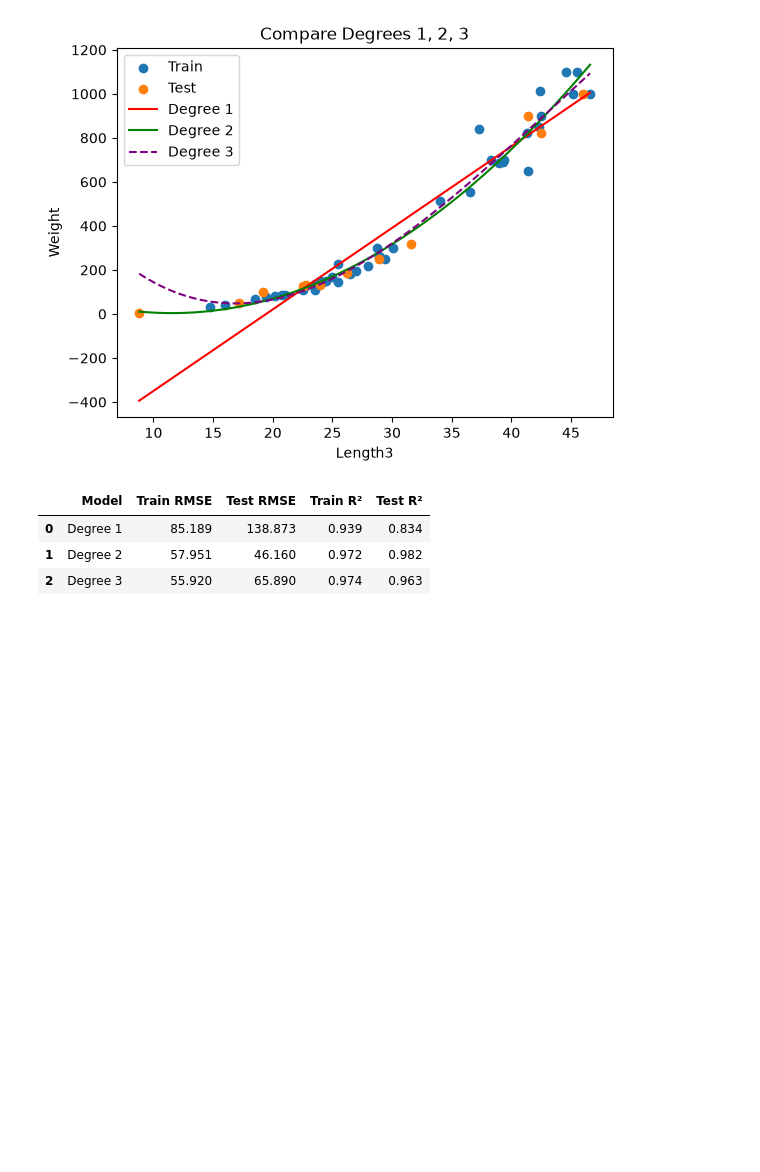
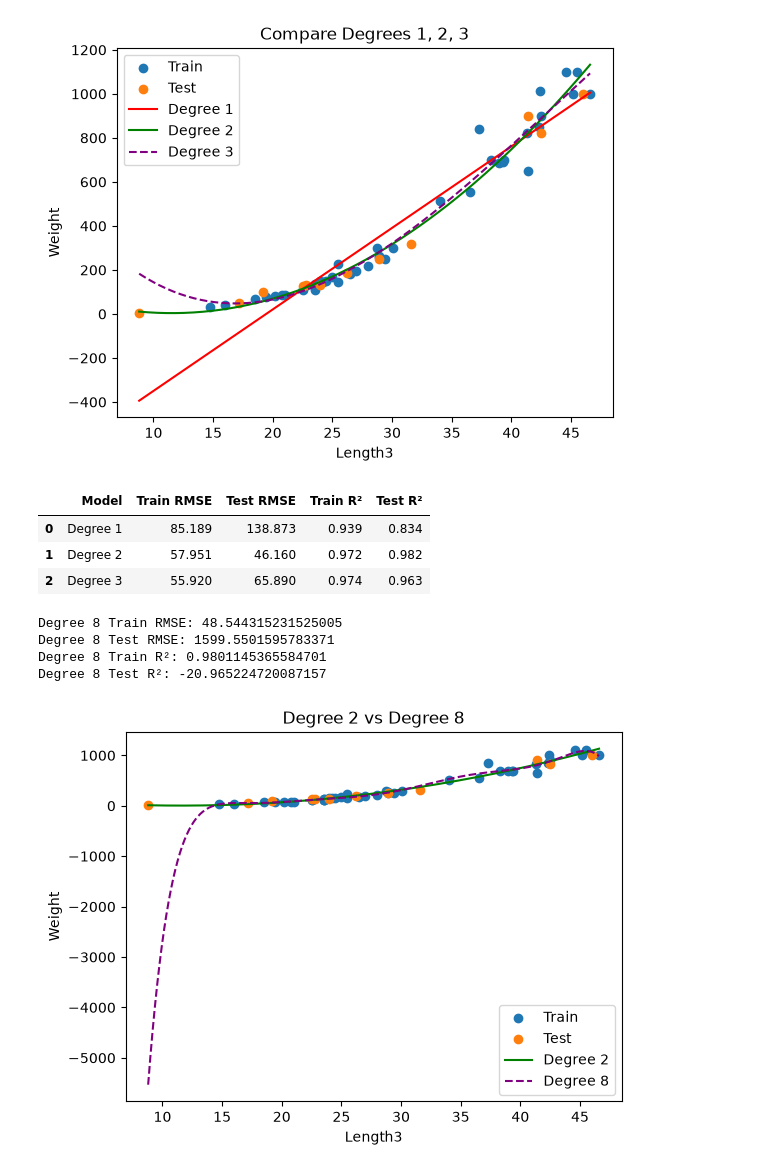
Before and after one commit to abolfazlnzary/machine-learning-projects, a Jupyter notebook: perch-polynomial-regression/perch_regression.ipynb, the cells around one changed output. Drawn from its saved outputs; the diff is of its cells as text; code cells hidden in the pictures; blank space fills up the shorter version.

Commit message:
Complete Perch polynomial regression learning walkthrough

```diff
--- a/perch-polynomial-regression/perch_regression.ipynb
+++ b/perch-polynomial-regression/perch_regression.ipynb
@@ -263,3 +263,64 @@ comparison.round(3)
 | 0 | Degree 1 | 85.189 | 138.873 | 0.939 | 0.834 |
 | 1 | Degree 2 | 57.951 | 46.160 | 0.972 | 0.982 |
 | 2 | Degree 3 | 55.920 | 65.890 | 0.974 | 0.963 |
+# %%
+from sklearn.preprocessing import StandardScaler
+
+scaler8 = StandardScaler()
+
+X_train_scaled = scaler8.fit_transform(X_train)
+X_test_scaled = scaler8.transform(X_test)
+
+poly8 = PolynomialFeatures(degree=8, include_bias=False)
+
+X_train_poly8 = poly8.fit_transform(X_train_scaled)
+X_test_poly8 = poly8.transform(X_test_scaled)
+
+poly8_model = LinearRegression()
+poly8_model.fit(X_train_poly8, y_train)
+
+train_pred8 = poly8_model.predict(X_train_poly8)
+test_pred8 = poly8_model.predict(X_test_poly8)
+
+print("Degree 8 Train RMSE:",
+      mean_squared_error(y_train, train_pred8) ** 0.5)
+
+print("Degree 8 Test RMSE:",
+      mean_squared_error(y_test, test_pred8) ** 0.5)
+
+print("Degree 8 Train R²:", r2_score(y_train, train_pred8))
+print("Degree 8 Test R²:", r2_score(y_test, test_pred8))
+# %% [output]
+Degree 8 Train RMSE: 48.544315231525005
+Degree 8 Test RMSE: 1599.5501595783371
+Degree 8 Train R²: 0.9801145365584701
+Degree 8 Test R²: -20.965224720087157
+# %%
+X_curve_scaled = scaler8.transform(X_curve)
+X_curve_poly8 = poly8.transform(X_curve_scaled)
+
+plt.scatter(X_train["Length3"], y_train, label="Train")
+plt.scatter(X_test["Length3"], y_test, label="Test")
+
+plt.plot(
+    X_curve["Length3"],
+    poly2_model.predict(X_curve_poly2),
+    color="green",
+    label="Degree 2"
+)
+
+plt.plot(
+    X_curve["Length3"],
+    poly8_model.predict(X_curve_poly8),
+    color="purple",
+    linestyle="--",
+    label="Degree 8"
+)
+
+plt.xlabel("Length3")
+plt.ylabel("Weight")
+plt.title("Degree 2 vs Degree 8")
+plt.legend()
+plt.show()
+# %% [output]
+[figure, added]
```
Also changed, not shown: parts of 4 cells of this notebook, 2 other files.
